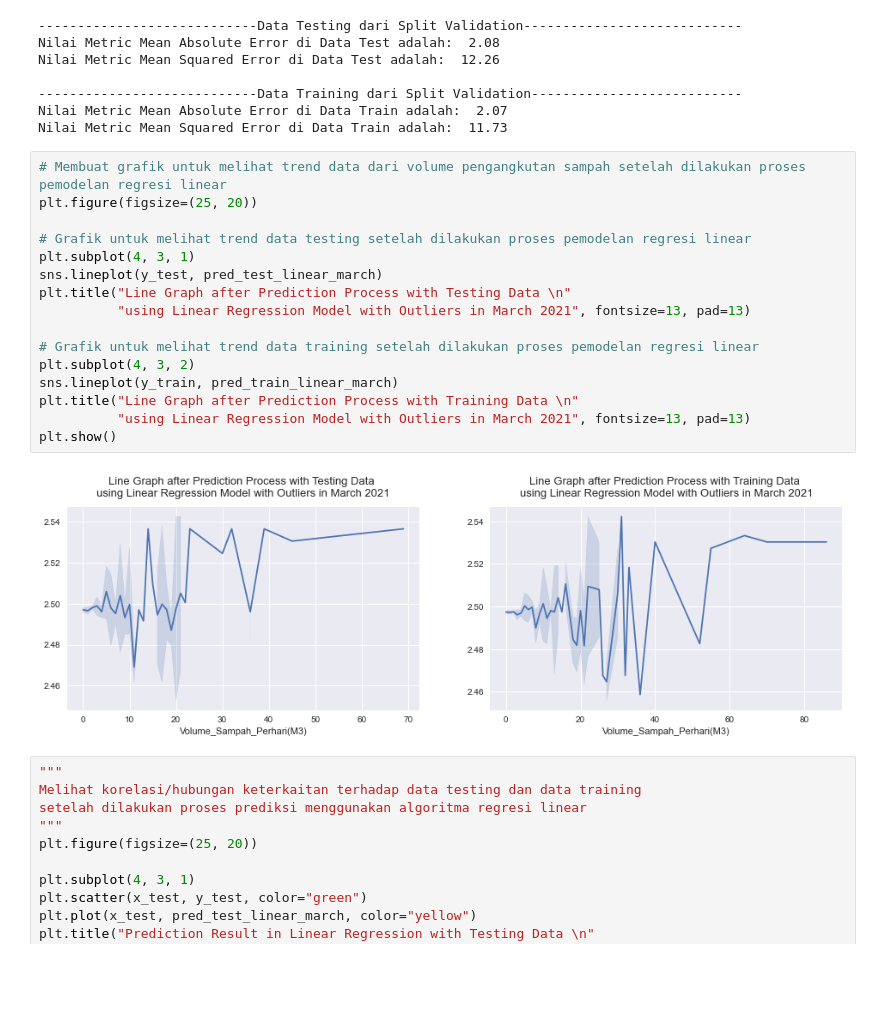
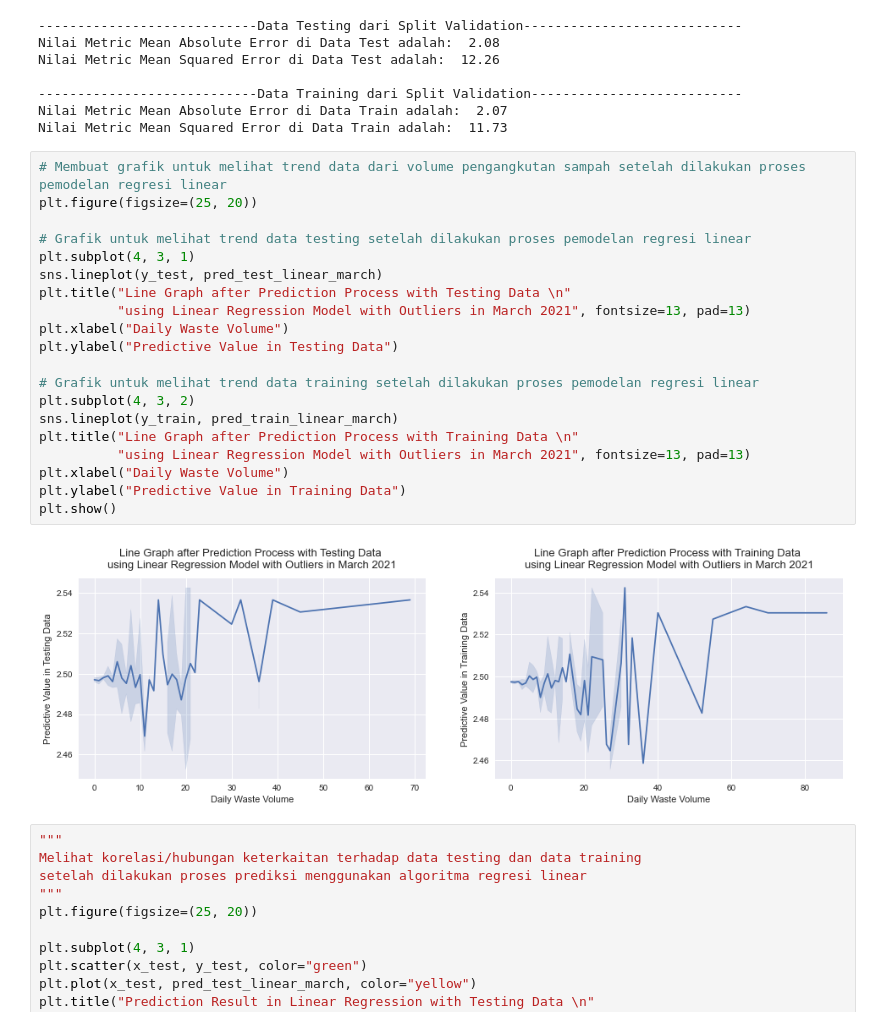
Before and after one commit to pramudianzaheka92/ProjectTugasAkhir, a Jupyter notebook: 3 - 2021/Prediksi Tingkat Pengangkutan Volume Sampah di Bulan Maret 2021 - Dengan Nilai Outliers.ipynb, the cells around one changed output. Cells and saved outputs as stored; diff of their text form; blank space fills up the shorter version.

```diff
--- a/3 - 2021/Prediksi Tingkat Pengangkutan Volume Sampah di Bulan Maret 2021 - Dengan Nilai Outliers.ipynb
+++ b/3 - 2021/Prediksi Tingkat Pengangkutan Volume Sampah di Bulan Maret 2021 - Dengan Nilai Outliers.ipynb
@@ -638,21 +638,25 @@ Nilai Metric Mean Squared Error di Data Train adalah:  11.73
 # %%
 # Membuat grafik untuk melihat trend data dari volume pengangkutan sampah setelah dilakukan proses pemodelan regresi linear
 plt.figure(figsize=(25, 20))
 
 # Grafik untuk melihat trend data testing setelah dilakukan proses pemodelan regresi linear
 plt.subplot(4, 3, 1)
 sns.lineplot(y_test, pred_test_linear_march)
 plt.title("Line Graph after Prediction Process with Testing Data \n"
           "using Linear Regression Model with Outliers in March 2021", fontsize=13, pad=13)
+plt.xlabel("Daily Waste Volume")
+plt.ylabel("Predictive Value in Testing Data")
 
 # Grafik untuk melihat trend data training setelah dilakukan proses pemodelan regresi linear
 plt.subplot(4, 3, 2)
 sns.lineplot(y_train, pred_train_linear_march)
 plt.title("Line Graph after Prediction Process with Training Data \n"
           "using Linear Regression Model with Outliers in March 2021", fontsize=13, pad=13)
+plt.xlabel("Daily Waste Volume")
+plt.ylabel("Predictive Value in Training Data")
 plt.show()
 # %% [output]
-[figure, old version]
+[figure, new version]
 # %%
 """
 Melihat korelasi/hubungan keterkaitan terhadap data testing dan data training
```
Also changed, not shown: parts of 9 cells of this notebook.
